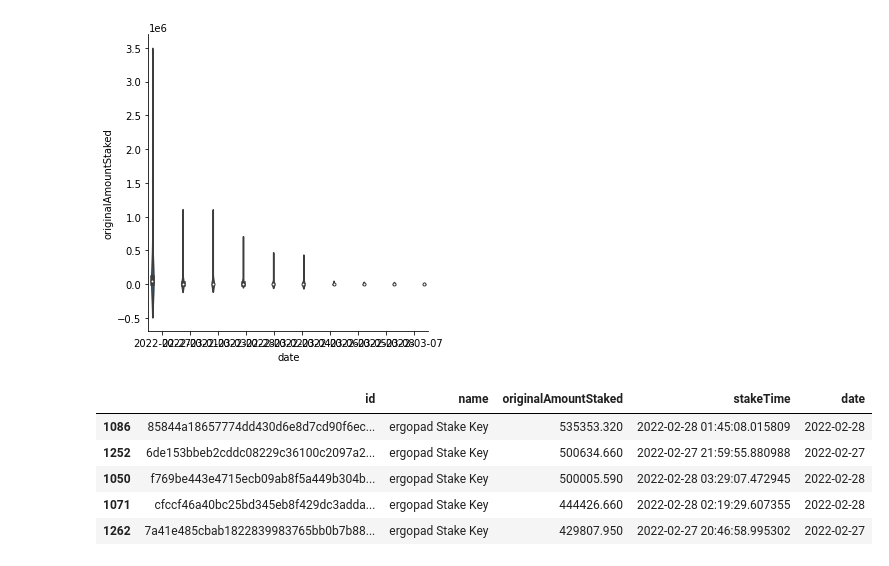
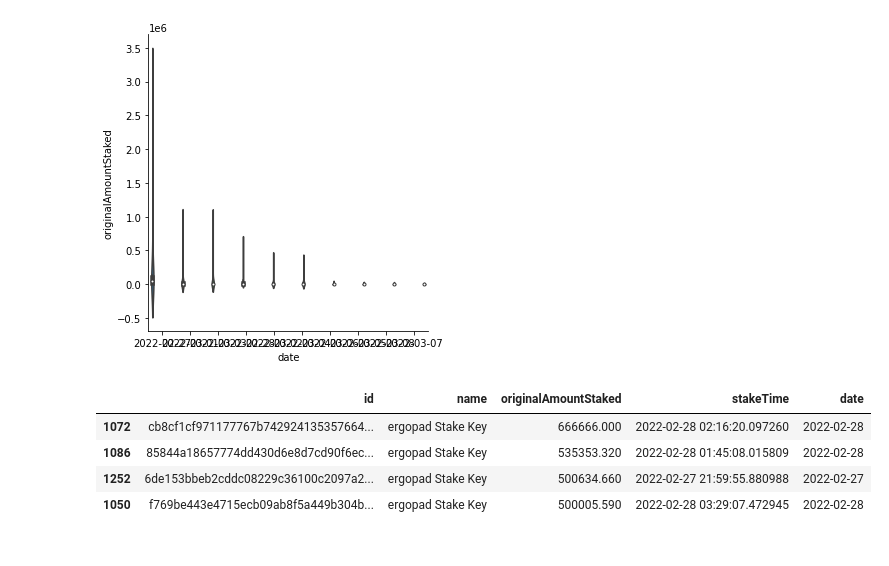
Before and after one commit to glasgowm148/ergoscripts, a Jupyter notebook: py/scrape.ipynb, the cells around one changed output. Saved outputs shown, nothing was run; the diff lists cells and outputs as text; code cells hidden in the pictures.

```diff
--- a/py/scrape.ipynb
+++ b/py/scrape.ipynb
@@ -141,14 +141,13 @@ sns.catplot(x="date", y="originalAmountStaked", hue="date",
 <seaborn.axisgrid.FacetGrid at 0x...>
 [figure]
 # %%
-# trimming top 5
-df_trim = df.iloc[5: , :]
-df_trim.head(5)
+# trimming top 4
+df_trim = df.iloc[4: , :]
+df_trim.head(4)
 # %% [output]
 |  | id | name | originalAmountStaked | stakeTime | date |
+| 1072 | cb8cf1cf971177767b742924135357664... | ergopad Stake Key | 666666.000 | 2022-02-28 02:16:20.097260 | 2022-02-28 |
 | 1086 | 85844a18657774dd430d6e8d7cd90f6ec... | ergopad Stake Key | 535353.320 | 2022-02-28 01:45:08.015809 | 2022-02-28 |
 | 1252 | 6de153bbeb2cddc08229c36100c2097a2... | ergopad Stake Key | 500634.660 | 2022-02-27 21:59:55.880988 | 2022-02-27 |
 | 1050 | f769be443e4715ecb09ab8f5a449b304b... | ergopad Stake Key | 500005.590 | 2022-02-28 03:29:07.472945 | 2022-02-28 |
-| 1071 | cfccf46a40bc25bd345eb8f429dc3adda... | ergopad Stake Key | 444426.660 | 2022-02-28 02:19:29.607355 | 2022-02-28 |
-| 1262 | 7a41e485cbab1822839983765bb0b7b88... | ergopad Stake Key | 429807.950 | 2022-02-27 20:46:58.995302 | 2022-02-27 |
 # %%
```
Also changed, not shown: parts of 1 cell of this notebook.
